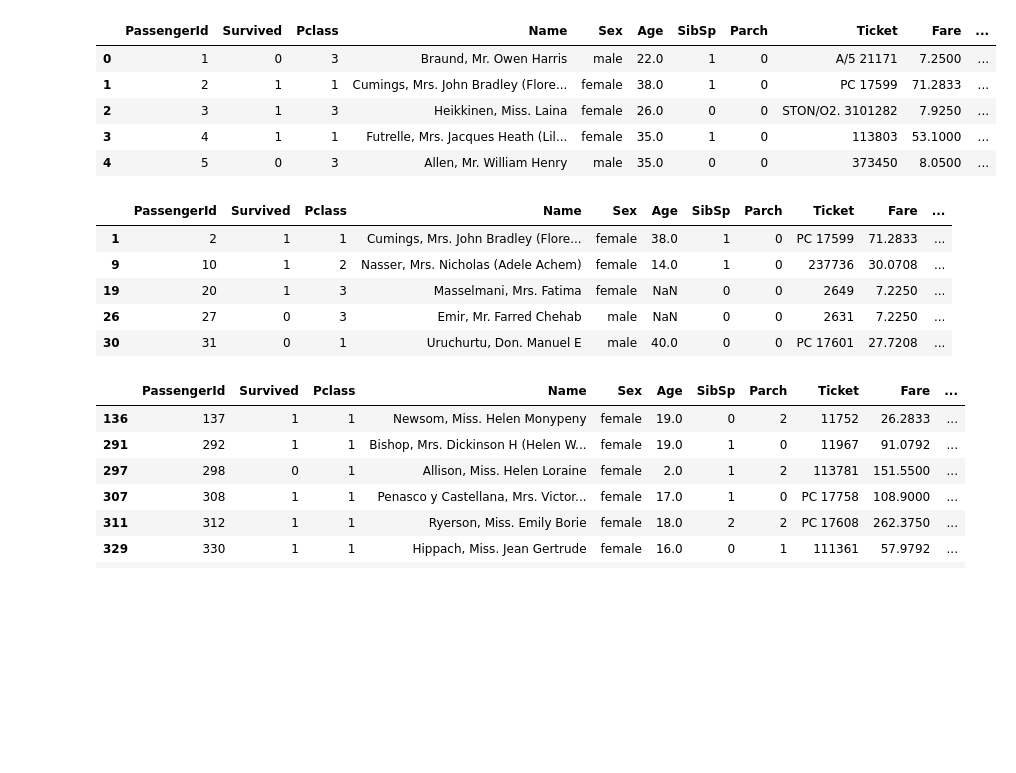
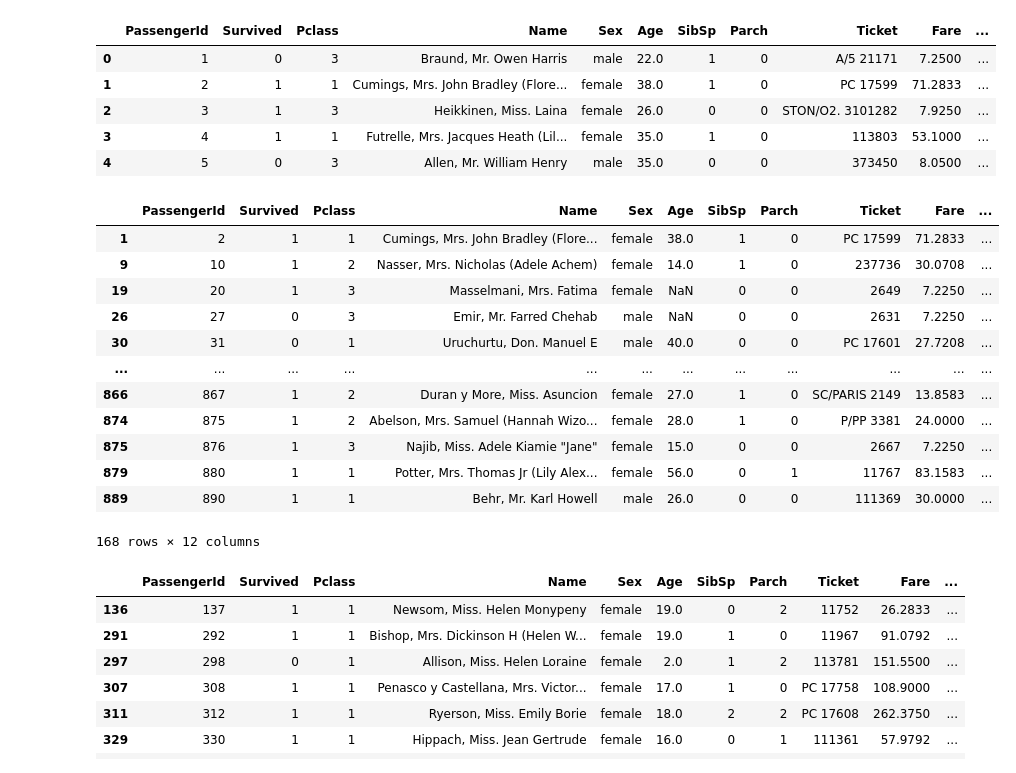
Before and after one commit to matEOTCH24/Curso-Programacion-101---Maestria-UTEC, a Jupyter notebook: Clase_09/07_Manipulación_de_Datos_con_Pandas.ipynb, the cells around one changed output. Drawn from its saved outputs; the diff is of its cells as text; code cells hidden in the pictures; blank space fills up the shorter version.

```diff
--- a/Clase_09/07_Manipulación_de_Datos_con_Pandas.ipynb
+++ b/Clase_09/07_Manipulación_de_Datos_con_Pandas.ipynb
@@ -206,14 +288,21 @@ df.head()
 | 3 | 4 | 1 | 1 | Futrelle, Mrs. Jacques Heath (Lil... | female | 35.0 | 1 | 0 | 113803 | 53.1000 | ... |
 | 4 | 5 | 0 | 3 | Allen, Mr. William Henry | male | 35.0 | 0 | 0 | 373450 | 8.0500 | ... |
 # %%
-df[df.Embarked.isin(['C'])].head() #isin(listado)
+df[df.Embarked.isin(['C'])] #isin(listado) #pero hay varias maneras de llamar a una columna
 # %% [output]
 |  | PassengerId | Survived | Pclass | Name | Sex | Age | SibSp | Parch | Ticket | Fare | ... |
 | 1 | 2 | 1 | 1 | Cumings, Mrs. John Bradley (Flore... | female | 38.0 | 1 | 0 | PC 17599 | 71.2833 | ... |
 | 9 | 10 | 1 | 2 | Nasser, Mrs. Nicholas (Adele Achem) | female | 14.0 | 1 | 0 | 237736 | 30.0708 | ... |
 | 19 | 20 | 1 | 3 | Masselmani, Mrs. Fatima | female | NaN | 0 | 0 | 2649 | 7.2250 | ... |
 | 26 | 27 | 0 | 3 | Emir, Mr. Farred Chehab | male | NaN | 0 | 0 | 2631 | 7.2250 | ... |
 | 30 | 31 | 0 | 1 | Uruchurtu, Don. Manuel E | male | 40.0 | 0 | 0 | PC 17601 | 27.7208 | ... |
+| ... | ... | ... | ... | ... | ... | ... | ... | ... | ... | ... | ... |
+| 866 | 867 | 1 | 2 | Duran y More, Miss. Asuncion | female | 27.0 | 1 | 0 | SC/PARIS 2149 | 13.8583 | ... |
+| 874 | 875 | 1 | 2 | Abelson, Mrs. Samuel (Hannah Wizo... | female | 28.0 | 1 | 0 | P/PP 3381 | 24.0000 | ... |
+| 875 | 876 | 1 | 3 | Najib, Miss. Adele Kiamie "Jane" | female | 15.0 | 0 | 0 | 2667 | 7.2250 | ... |
+| 879 | 880 | 1 | 1 | Potter, Mrs. Thomas Jr (Lily Alex... | female | 56.0 | 0 | 1 | 11767 | 83.1583 | ... |
+| 889 | 890 | 1 | 1 | Behr, Mr. Karl Howell | male | 26.0 | 0 | 0 | 111369 | 30.0000 | ... |
+168 rows × 12 columns
 # %%
 #filtremos el dataframe de titanic en mujeres de primera clase menores de 20 años
 #Cuantos registros tienen el dataset?
```
Also changed, not shown: parts of 64 cells of this notebook.
